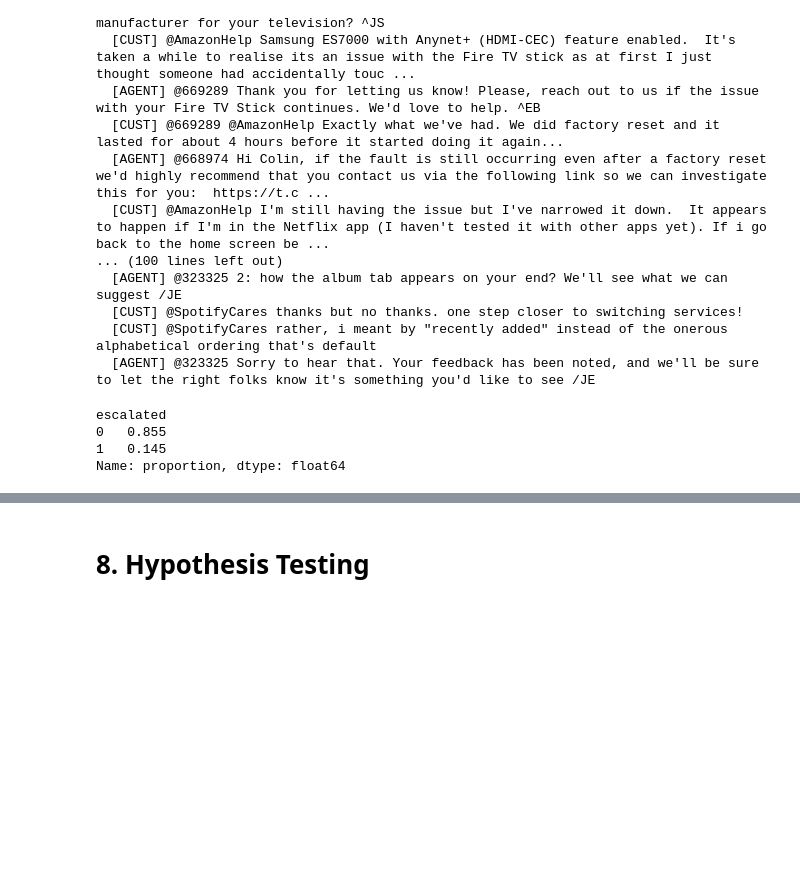
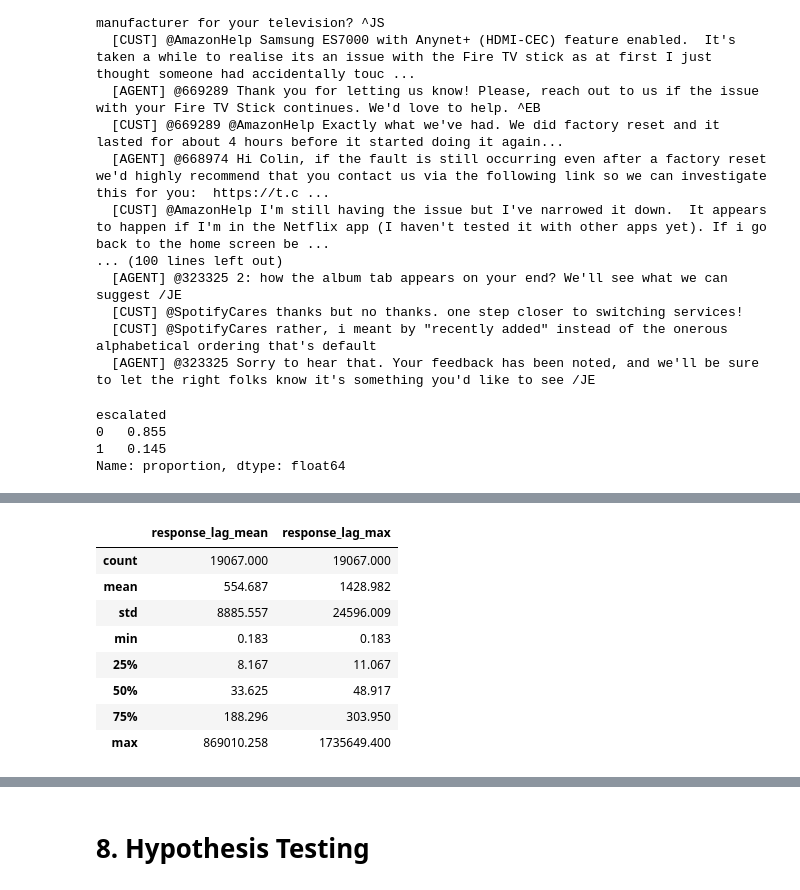
Before and after one commit to rudimentos/Social-Media_Machine-Learning_project, a Jupyter notebook: twcs_jyp.ipynb, the cells around one changed output, grey strips where cells are left out. Cells and saved outputs as stored; diff of their text form; code cells hidden in the pictures; blank space fills up the shorter version.

```diff
--- a/twcs_jyp.ipynb
+++ b/twcs_jyp.ipynb
@@ -1189,0 +1222,12 @@ Name: proportion, dtype: float64
+# %%
+df_threads[['response_lag_mean', 'response_lag_max']].describe()
+# %% [output]
+|  | response_lag_mean | response_lag_max |
+| count | 19067.000 | 19067.000 |
+| mean | 554.687 | 1428.982 |
+| std | 8885.557 | 24596.009 |
+| min | 0.183 | 0.183 |
+| 25% | 8.167 | 11.067 |
+| 50% | 33.625 | 48.917 |
+| 75% | 188.296 | 303.950 |
+| max | 869010.258 | 1735649.400 |
```
Also changed, not shown: parts of 7 cells of this notebook.
